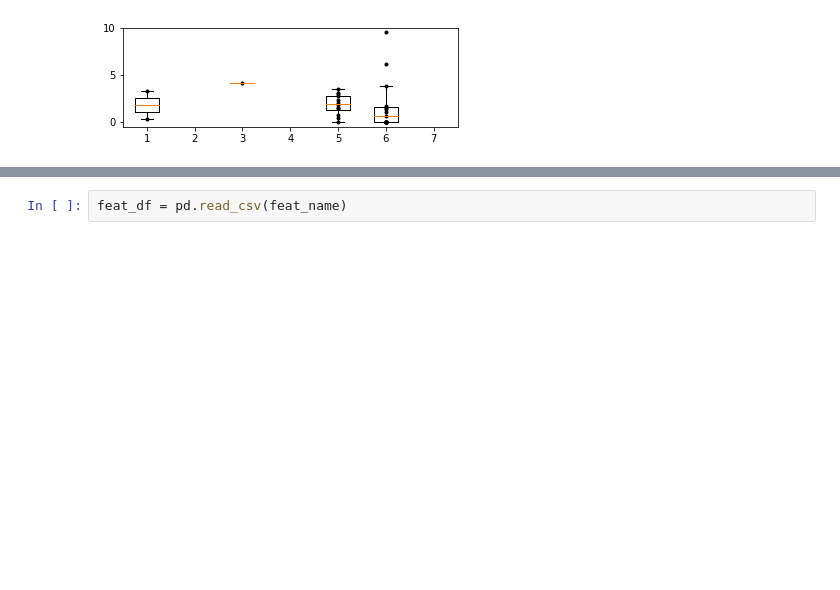
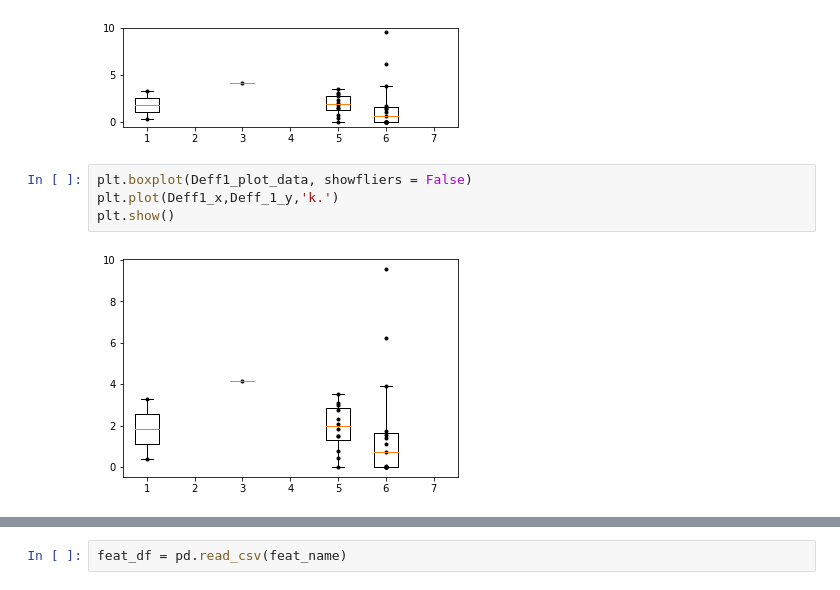
Before and after one commit to Nance-Lab/diff_classifier, a Jupyter notebook: notebooks/development/PNN_binning_plot_generation.ipynb, the cells around one changed output, grey strips where cells are left out. Cells and saved outputs as stored; diff of their text form; blank space fills up the shorter version.

```diff
--- a/notebooks/development/PNN_binning_plot_generation.ipynb
+++ b/notebooks/development/PNN_binning_plot_generation.ipynb
@@ -77,5 +58,11 @@ A value is trying to be set on a copy of a slice from a DataFrame
 See the caveats in the documentation: http://pandas.pydata.org/pandas-docs/stable/indexing.html#indexing-view-versus-copy
   raw_df['Bin'][i] = 3
 [figure]
+# %%
+plt.boxplot(Deff1_plot_data, showfliers = False)
+plt.plot(Deff1_x,Deff_1_y,'k.')
+plt.show()
+# %% [output]
+[figure, added]
 # %%
 Deff1_binning
```
Also changed, not shown: parts of 7 cells of this notebook.
